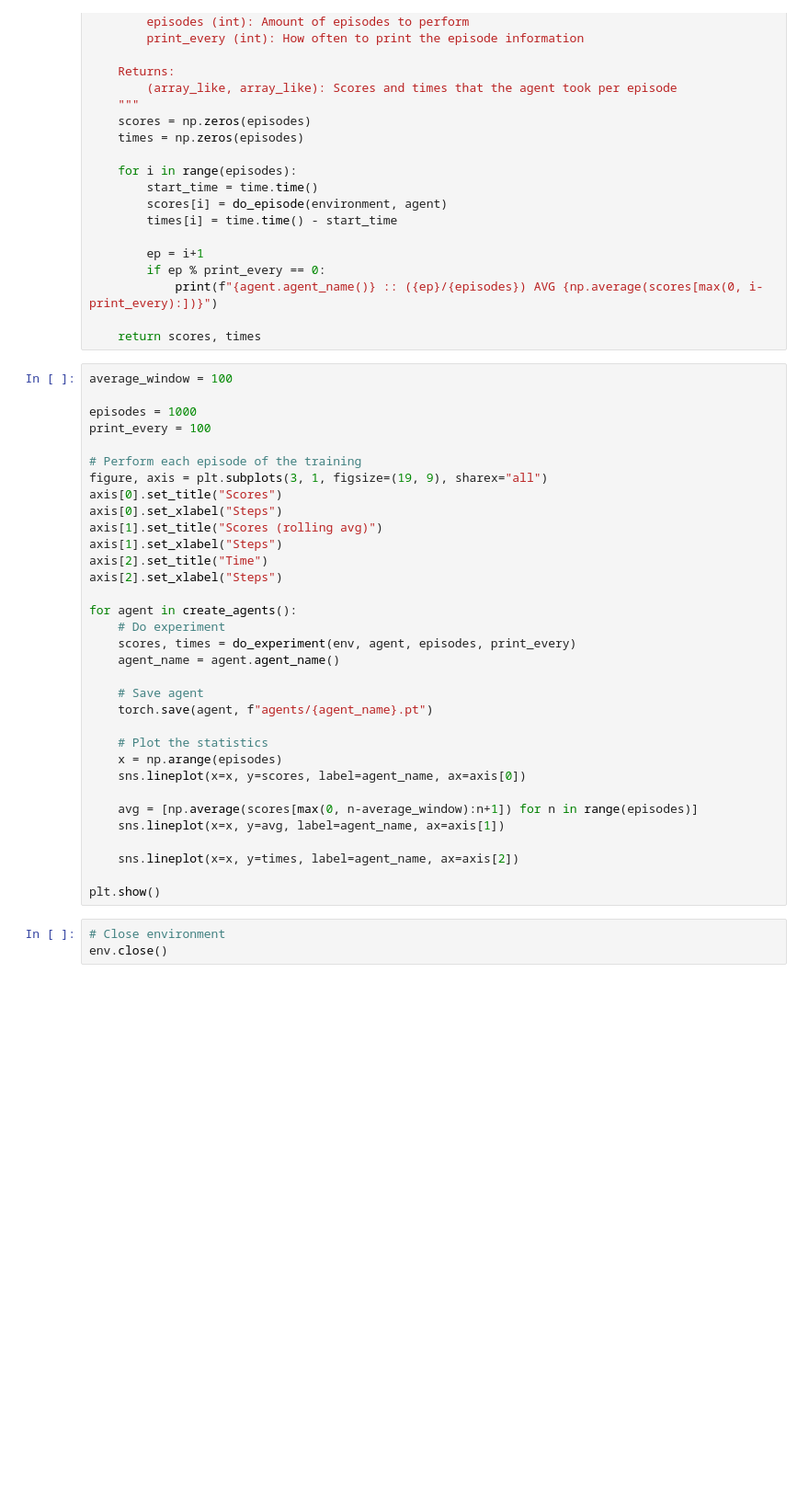
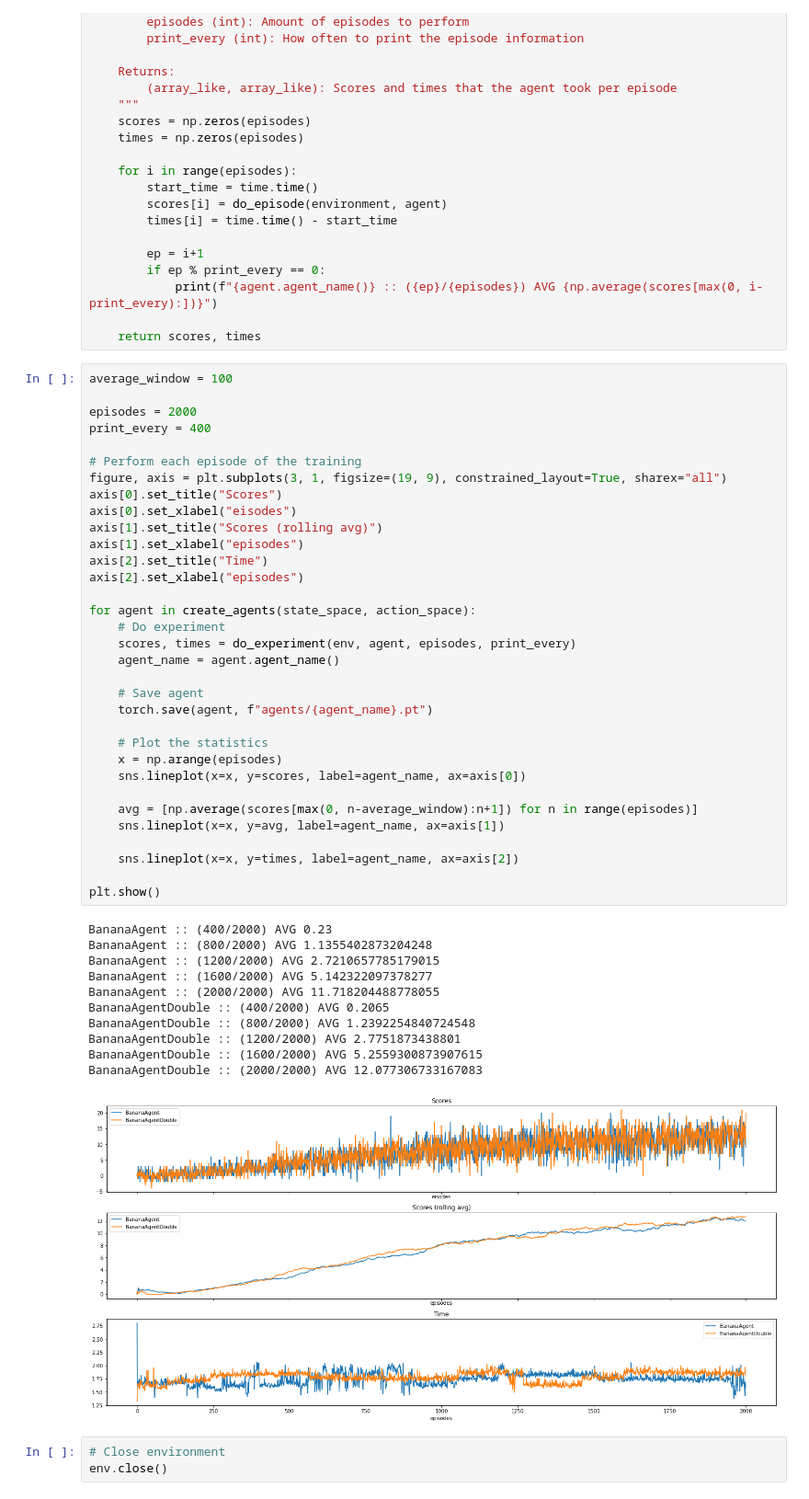
Before and after one commit to jorgemb/udacity-deeprl-banana-agent, a Jupyter notebook: Navigation.ipynb, the cells around one changed output. Shown: that part at 92% size. Cells and saved outputs as stored; diff of their text form; blank space fills up the shorter version.

Commit message:
Current agents working. Removed previous DQNAgent

```diff
--- a/Navigation.ipynb
+++ b/Navigation.ipynb
@@ -138,36 +148,48 @@ def do_experiment(environment, agent, episodes, print_every):
 # %%
 average_window = 100
 
-episodes = 1000
-print_every = 100
+episodes = 2000
+print_every = 400
 
 # Perform each episode of the training
-figure, axis = plt.subplots(3, 1, figsize=(19, 9), sharex="all")
+figure, axis = plt.subplots(3, 1, figsize=(19, 9), constrained_layout=True, sharex="all")
 axis[0].set_title("Scores")
-axis[0].set_xlabel("Steps")
+axis[0].set_xlabel("eisodes")
 axis[1].set_title("Scores (rolling avg)")
-axis[1].set_xlabel("Steps")
+axis[1].set_xlabel("episodes")
 axis[2].set_title("Time")
-axis[2].set_xlabel("Steps")
+axis[2].set_xlabel("episodes")
 
-for agent in create_agents():
+for agent in create_agents(state_space, action_space):
     # Do experiment
     scores, times = do_experiment(env, agent, episodes, print_every)
     agent_name = agent.agent_name()
 
     # Save agent
     torch.save(agent, f"agents/{agent_name}.pt")
 
     # Plot the statistics
     x = np.arange(episodes)
     sns.lineplot(x=x, y=scores, label=agent_name, ax=axis[0])
 
     avg = [np.average(scores[max(0, n-average_window):n+1]) for n in range(episodes)]
     sns.lineplot(x=x, y=avg, label=agent_name, ax=axis[1])
 
     sns.lineplot(x=x, y=times, label=agent_name, ax=axis[2])
 
 plt.show()
+# %% [output]
+BananaAgent :: (400/2000) AVG 0.23
+BananaAgent :: (800/2000) AVG 1.1355402873204248
+BananaAgent :: (1200/2000) AVG 2.7210657785179015
+BananaAgent :: (1600/2000) AVG 5.142322097378277
+BananaAgent :: (2000/2000) AVG 11.718204488778055
+BananaAgentDouble :: (400/2000) AVG 0.2065
+BananaAgentDouble :: (800/2000) AVG 1.2392254840724548
+BananaAgentDouble :: (1200/2000) AVG 2.7751873438801
+BananaAgentDouble :: (1600/2000) AVG 5.2559300873907615
+BananaAgentDouble :: (2000/2000) AVG 12.077306733167083
+[figure, added]
 # %%
 # Close environment
 env.close()
```
Also changed, not shown: parts of 3 cells of this notebook, 9 other files.
